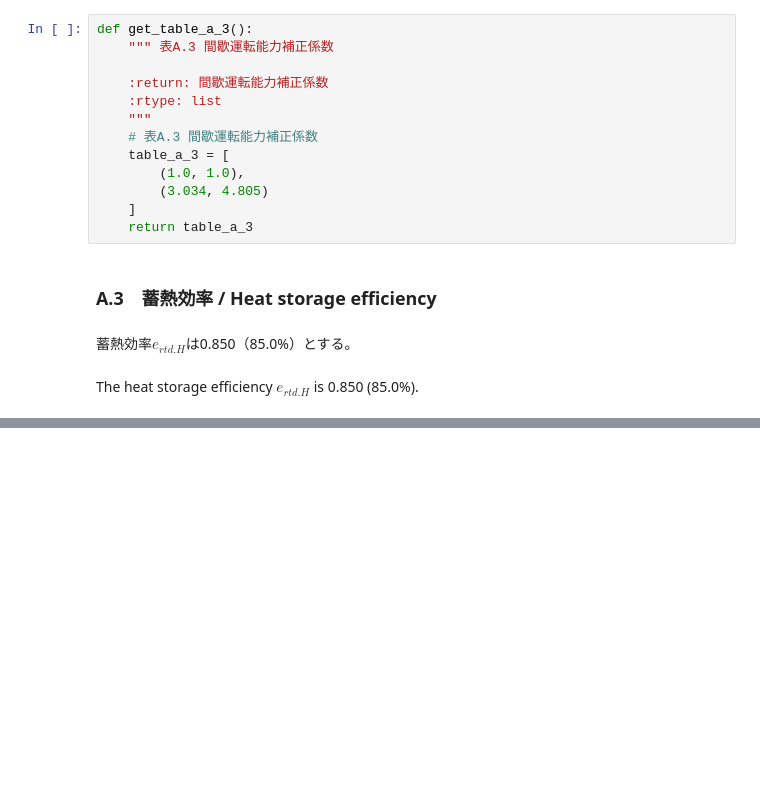
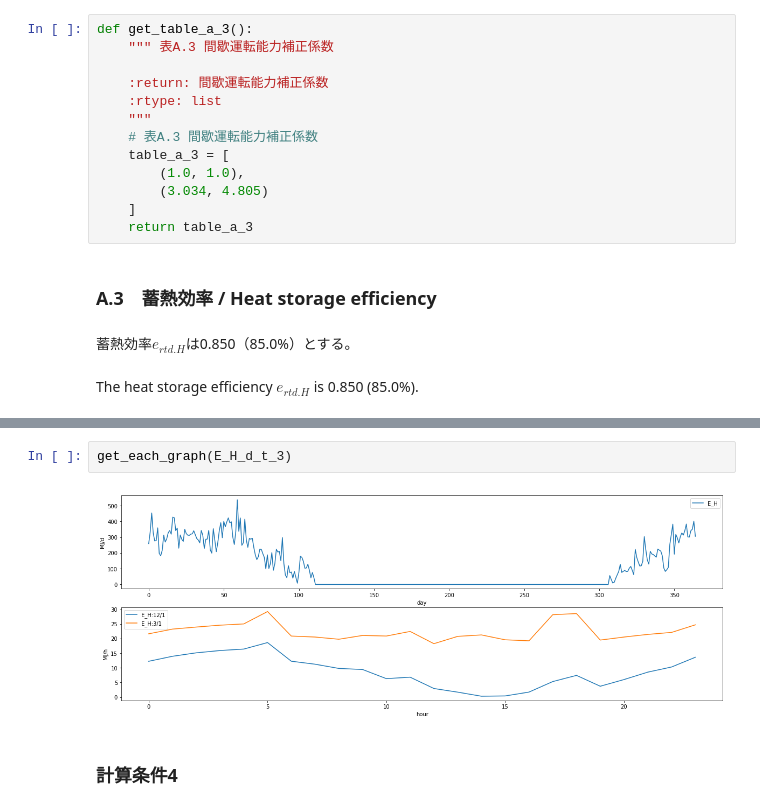
Before and after one commit to BRI-EES-House/Logic-EES-WEB, a Jupyter notebook: s04_06_electric_thermal_storage_type_heating.ipynb, the cells around one changed output, grey strips where cells are left out. Drawn from its saved outputs; the diff is of its cells as text; blank space fills up the shorter version.

```diff
--- a/s04_06_electric_thermal_storage_type_heating.ipynb
+++ b/s04_06_electric_thermal_storage_type_heating.ipynb
@@ -268,0 +468,6 @@ def get_e_rtd_H():
+# %%
+get_each_graph(E_H_d_t_3)
+# %% [output]
+[figure, added]
+# %% [markdown]
+### 計算条件4
```
Also changed, not shown: parts of 28 cells of this notebook.
